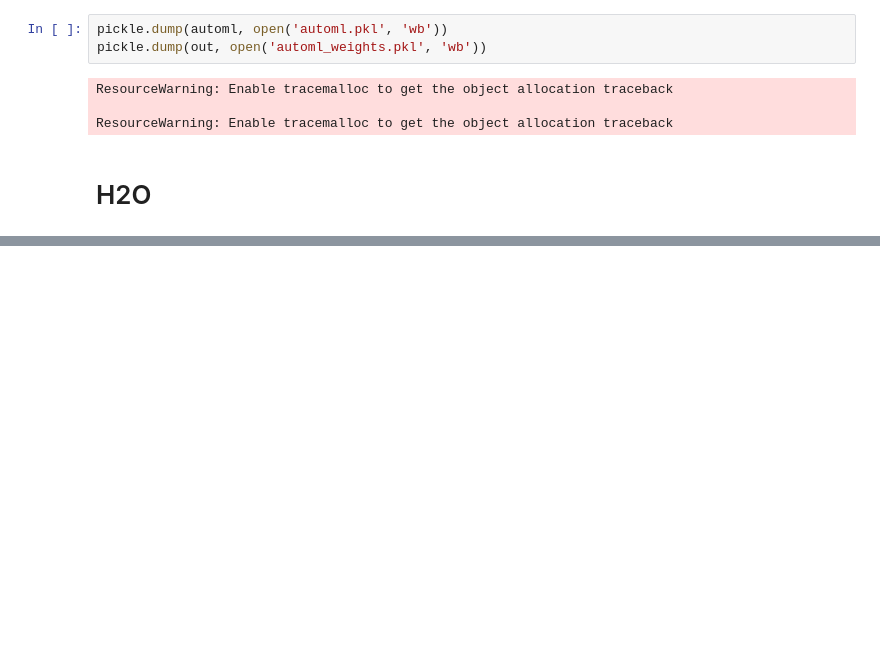
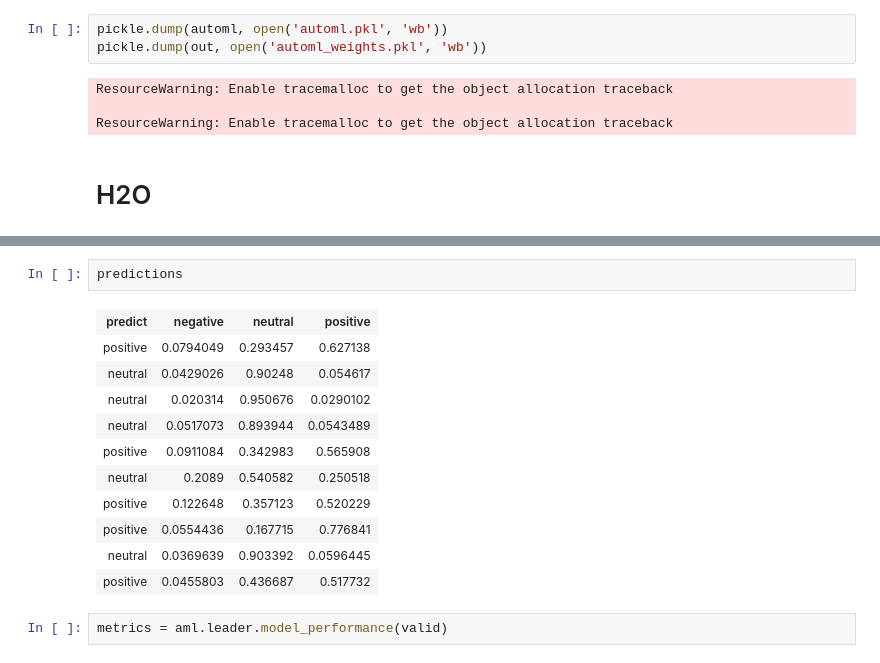
Before and after one commit to erstrong/DeepNeuralNetworksandAI, a Jupyter notebook: Assignment3/Experiment4.ipynb, the cells around one changed output, grey strips where cells are left out. Drawn from its saved outputs; the diff is of its cells as text; blank space fills up the shorter version.

```diff
--- a/Assignment3/Experiment4.ipynb
+++ b/Assignment3/Experiment4.ipynb
@@ -279,0 +347,16 @@ http://www.oracle.com/technetwork/java/javase/downloads/index.html
+# %%
+predictions
+# %% [output]
+| predict | negative | neutral | positive |
+| positive | 0.0794049 | 0.293457 | 0.627138 |
+| neutral | 0.0429026 | 0.90248 | 0.054617 |
+| neutral | 0.020314 | 0.950676 | 0.0290102 |
+| neutral | 0.0517073 | 0.893944 | 0.0543489 |
+| positive | 0.0911084 | 0.342983 | 0.565908 |
+| neutral | 0.2089 | 0.540582 | 0.250518 |
+| positive | 0.122648 | 0.357123 | 0.520229 |
+| positive | 0.0554436 | 0.167715 | 0.776841 |
+| neutral | 0.0369639 | 0.903392 | 0.0596445 |
+| positive | 0.0455803 | 0.436687 | 0.517732 |
+# %%
+metrics = aml.leader.model_performance(valid)
```
Also changed, not shown: parts of 16 cells of this notebook, 1 other file.
